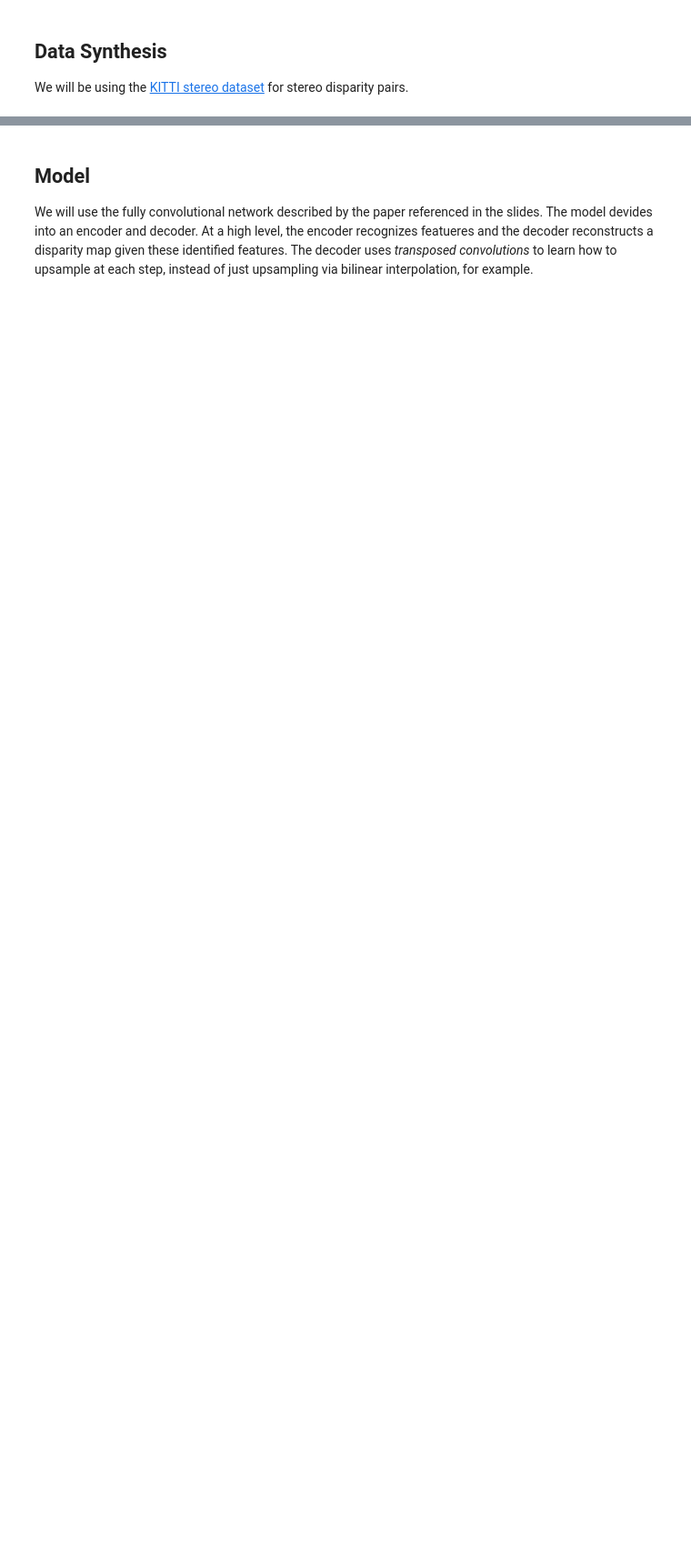
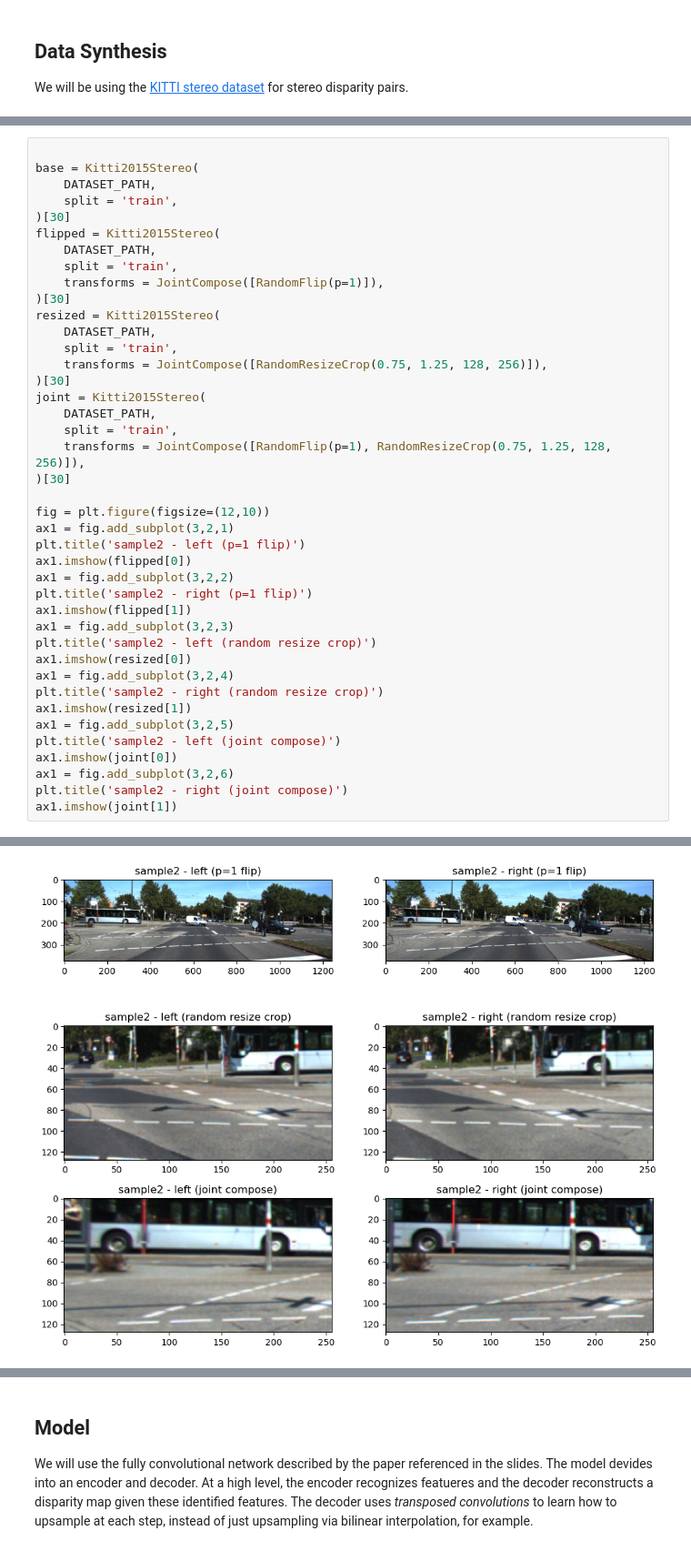
Before and after one commit to OliverTattersall/monoDepthEstim, a Jupyter notebook: FinalProj.ipynb, the cells around one changed output, grey strips where cells are left out. Shown at 91% size. Cells and saved outputs as stored; diff of their text form; blank space fills up the shorter version.

```diff
--- a/FinalProj.ipynb
+++ b/FinalProj.ipynb
@@ -64,0 +117,42 @@ ax4.imshow(right2)
+# %%
+
+base = Kitti2015Stereo(
+    DATASET_PATH,
+    split = 'train',
+)[30]
+flipped = Kitti2015Stereo(
+    DATASET_PATH,
+    split = 'train',
+    transforms = JointCompose([RandomFlip(p=1)]),
+)[30]
+resized = Kitti2015Stereo(
+    DATASET_PATH,
+    split = 'train',
+    transforms = JointCompose([RandomResizeCrop(0.75, 1.25, 128, 256)]),
+)[30]
+joint = Kitti2015Stereo(
+    DATASET_PATH,
+    split = 'train',
+    transforms = JointCompose([RandomFlip(p=1), RandomResizeCrop(0.75, 1.25, 128, 256)]),
+)[30]
+
+fig = plt.figure(figsize=(12,10))
+ax1 = fig.add_subplot(3,2,1)
+plt.title('sample2 - left (p=1 flip)')
+ax1.imshow(flipped[0])
+ax1 = fig.add_subplot(3,2,2)
+plt.title('sample2 - right (p=1 flip)')
+ax1.imshow(flipped[1])
+ax1 = fig.add_subplot(3,2,3)
+plt.title('sample2 - left (random resize crop)')
+ax1.imshow(resized[0])
+ax1 = fig.add_subplot(3,2,4)
+plt.title('sample2 - right (random resize crop)')
+ax1.imshow(resized[1])
+ax1 = fig.add_subplot(3,2,5)
+plt.title('sample2 - left (joint compose)')
+ax1.imshow(joint[0])
+ax1 = fig.add_subplot(3,2,6)
+plt.title('sample2 - right (joint compose)')
+ax1.imshow(joint[1])
+# %% [output]
@@ -65 +160,2 @@ ax4.imshow(right2)
+[figure, added]
 # %% [markdown]
```
Also changed, not shown: parts of 7 cells of this notebook.
